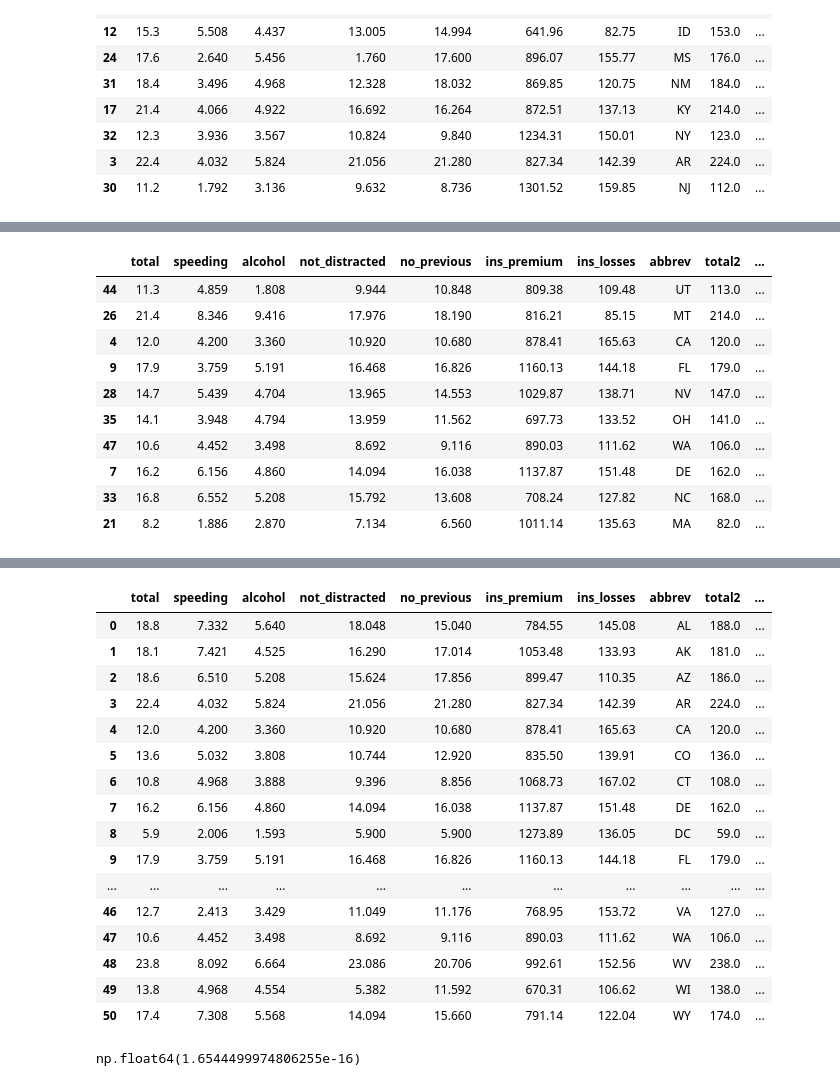
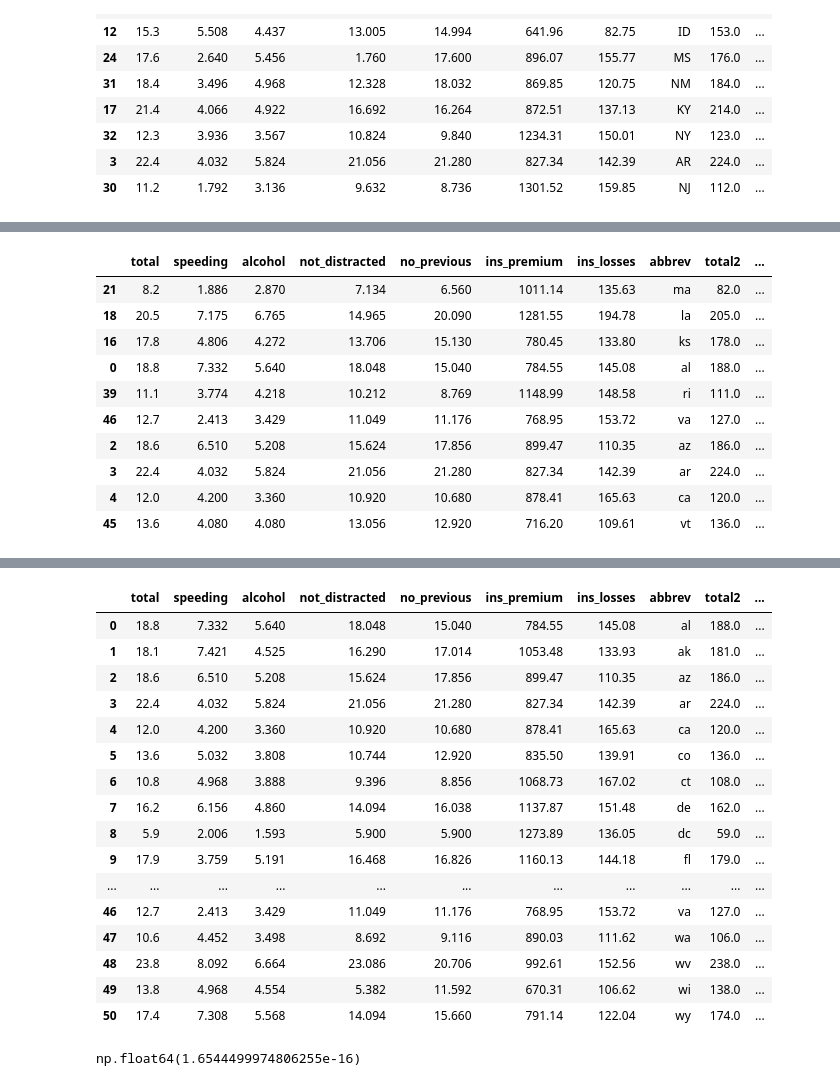
Before and after one commit to tri-ntropy/python.course.ds, a Jupyter notebook: Notas de la Clase/Bloque 7 - Lambda.ipynb, the cells around one changed output, grey strips where cells are left out. Cells and saved outputs as stored; diff of their text form; code cells hidden in the pictures.

```diff
--- a/Notas de la Clase/Bloque 7 - Lambda.ipynb
+++ b/Notas de la Clase/Bloque 7 - Lambda.ipynb
@@ -128,18 +128,18 @@ df.sample(10)
 # %%
-df["abbrev"] = df["abbrev"].apply(lambda x : x.upper())
+df["abbrev"] = df["abbrev"].apply(lambda x : x.lower())
 df.sample(10)
 # %% [output]
 |  | total | speeding | alcohol | not_distracted | no_previous | ins_premium | ins_losses | abbrev | total2 | ... |
-| 44 | 11.3 | 4.859 | 1.808 | 9.944 | 10.848 | 809.38 | 109.48 | UT | 113.0 | ... |
-| 26 | 21.4 | 8.346 | 9.416 | 17.976 | 18.190 | 816.21 | 85.15 | MT | 214.0 | ... |
-| 4 | 12.0 | 4.200 | 3.360 | 10.920 | 10.680 | 878.41 | 165.63 | CA | 120.0 | ... |
-| 9 | 17.9 | 3.759 | 5.191 | 16.468 | 16.826 | 1160.13 | 144.18 | FL | 179.0 | ... |
-| 28 | 14.7 | 5.439 | 4.704 | 13.965 | 14.553 | 1029.87 | 138.71 | NV | 147.0 | ... |
-| 35 | 14.1 | 3.948 | 4.794 | 13.959 | 11.562 | 697.73 | 133.52 | OH | 141.0 | ... |
-| 47 | 10.6 | 4.452 | 3.498 | 8.692 | 9.116 | 890.03 | 111.62 | WA | 106.0 | ... |
-| 7 | 16.2 | 6.156 | 4.860 | 14.094 | 16.038 | 1137.87 | 151.48 | DE | 162.0 | ... |
-| 33 | 16.8 | 6.552 | 5.208 | 15.792 | 13.608 | 708.24 | 127.82 | NC | 168.0 | ... |
-| 21 | 8.2 | 1.886 | 2.870 | 7.134 | 6.560 | 1011.14 | 135.63 | MA | 82.0 | ... |
+| 21 | 8.2 | 1.886 | 2.870 | 7.134 | 6.560 | 1011.14 | 135.63 | ma | 82.0 | ... |
+| 18 | 20.5 | 7.175 | 6.765 | 14.965 | 20.090 | 1281.55 | 194.78 | la | 205.0 | ... |
+| 16 | 17.8 | 4.806 | 4.272 | 13.706 | 15.130 | 780.45 | 133.80 | ks | 178.0 | ... |
+| 0 | 18.8 | 7.332 | 5.640 | 18.048 | 15.040 | 784.55 | 145.08 | al | 188.0 | ... |
+| 39 | 11.1 | 3.774 | 4.218 | 10.212 | 8.769 | 1148.99 | 148.58 | ri | 111.0 | ... |
+| 46 | 12.7 | 2.413 | 3.429 | 11.049 | 11.176 | 768.95 | 153.72 | va | 127.0 | ... |
+| 2 | 18.6 | 6.510 | 5.208 | 15.624 | 17.856 | 899.47 | 110.35 | az | 186.0 | ... |
+| 3 | 22.4 | 4.032 | 5.824 | 21.056 | 21.280 | 827.34 | 142.39 | ar | 224.0 | ... |
+| 4 | 12.0 | 4.200 | 3.360 | 10.920 | 10.680 | 878.41 | 165.63 | ca | 120.0 | ... |
+| 45 | 13.6 | 4.080 | 4.080 | 13.056 | 12.920 | 716.20 | 109.61 | vt | 136.0 | ... |
 # %%
 df.describe()
 # %% [output]
@@ -163,22 +163,22 @@ df["score_spal"] = df["score_spal"].apply(
 df
 # %% [output]
 |  | total | speeding | alcohol | not_distracted | no_previous | ins_premium | ins_losses | abbrev | total2 | ... |
-| 0 | 18.8 | 7.332 | 5.640 | 18.048 | 15.040 | 784.55 | 145.08 | AL | 188.0 | ... |
-| 1 | 18.1 | 7.421 | 4.525 | 16.290 | 17.014 | 1053.48 | 133.93 | AK | 181.0 | ... |
-| 2 | 18.6 | 6.510 | 5.208 | 15.624 | 17.856 | 899.47 | 110.35 | AZ | 186.0 | ... |
-| 3 | 22.4 | 4.032 | 5.824 | 21.056 | 21.280 | 827.34 | 142.39 | AR | 224.0 | ... |
-| 4 | 12.0 | 4.200 | 3.360 | 10.920 | 10.680 | 878.41 | 165.63 | CA | 120.0 | ... |
-| 5 | 13.6 | 5.032 | 3.808 | 10.744 | 12.920 | 835.50 | 139.91 | CO | 136.0 | ... |
-| 6 | 10.8 | 4.968 | 3.888 | 9.396 | 8.856 | 1068.73 | 167.02 | CT | 108.0 | ... |
-| 7 | 16.2 | 6.156 | 4.860 | 14.094 | 16.038 | 1137.87 | 151.48 | DE | 162.0 | ... |
-| 8 | 5.9 | 2.006 | 1.593 | 5.900 | 5.900 | 1273.89 | 136.05 | DC | 59.0 | ... |
-| 9 | 17.9 | 3.759 | 5.191 | 16.468 | 16.826 | 1160.13 | 144.18 | FL | 179.0 | ... |
+| 0 | 18.8 | 7.332 | 5.640 | 18.048 | 15.040 | 784.55 | 145.08 | al | 188.0 | ... |
+| 1 | 18.1 | 7.421 | 4.525 | 16.290 | 17.014 | 1053.48 | 133.93 | ak | 181.0 | ... |
+| 2 | 18.6 | 6.510 | 5.208 | 15.624 | 17.856 | 899.47 | 110.35 | az | 186.0 | ... |
+| 3 | 22.4 | 4.032 | 5.824 | 21.056 | 21.280 | 827.34 | 142.39 | ar | 224.0 | ... |
+| 4 | 12.0 | 4.200 | 3.360 | 10.920 | 10.680 | 878.41 | 165.63 | ca | 120.0 | ... |
+| 5 | 13.6 | 5.032 | 3.808 | 10.744 | 12.920 | 835.50 | 139.91 | co | 136.0 | ... |
+| 6 | 10.8 | 4.968 | 3.888 | 9.396 | 8.856 | 1068.73 | 167.02 | ct | 108.0 | ... |
+| 7 | 16.2 | 6.156 | 4.860 | 14.094 | 16.038 | 1137.87 | 151.48 | de | 162.0 | ... |
+| 8 | 5.9 | 2.006 | 1.593 | 5.900 | 5.900 | 1273.89 | 136.05 | dc | 59.0 | ... |
+| 9 | 17.9 | 3.759 | 5.191 | 16.468 | 16.826 | 1160.13 | 144.18 | fl | 179.0 | ... |
 | ... | ... | ... | ... | ... | ... | ... | ... | ... | ... | ... |
-| 46 | 12.7 | 2.413 | 3.429 | 11.049 | 11.176 | 768.95 | 153.72 | VA | 127.0 | ... |
-| 47 | 10.6 | 4.452 | 3.498 | 8.692 | 9.116 | 890.03 | 111.62 | WA | 106.0 | ... |
-| 48 | 23.8 | 8.092 | 6.664 | 23.086 | 20.706 | 992.61 | 152.56 | WV | 238.0 | ... |
-| 49 | 13.8 | 4.968 | 4.554 | 5.382 | 11.592 | 670.31 | 106.62 | WI | 138.0 | ... |
-| 50 | 17.4 | 7.308 | 5.568 | 14.094 | 15.660 | 791.14 | 122.04 | WY | 174.0 | ... |
+| 46 | 12.7 | 2.413 | 3.429 | 11.049 | 11.176 | 768.95 | 153.72 | va | 127.0 | ... |
+| 47 | 10.6 | 4.452 | 3.498 | 8.692 | 9.116 | 890.03 | 111.62 | wa | 106.0 | ... |
+| 48 | 23.8 | 8.092 | 6.664 | 23.086 | 20.706 | 992.61 | 152.56 | wv | 238.0 | ... |
+| 49 | 13.8 | 4.968 | 4.554 | 5.382 | 11.592 | 670.31 | 106.62 | wi | 138.0 | ... |
+| 50 | 17.4 | 7.308 | 5.568 | 14.094 | 15.660 | 791.14 | 122.04 | wy | 174.0 | ... |
 # %%
 df["score_spal"].mean()
 # %% [output]
```
Also changed, not shown: parts of 1 cell of this notebook, 3 other files.
